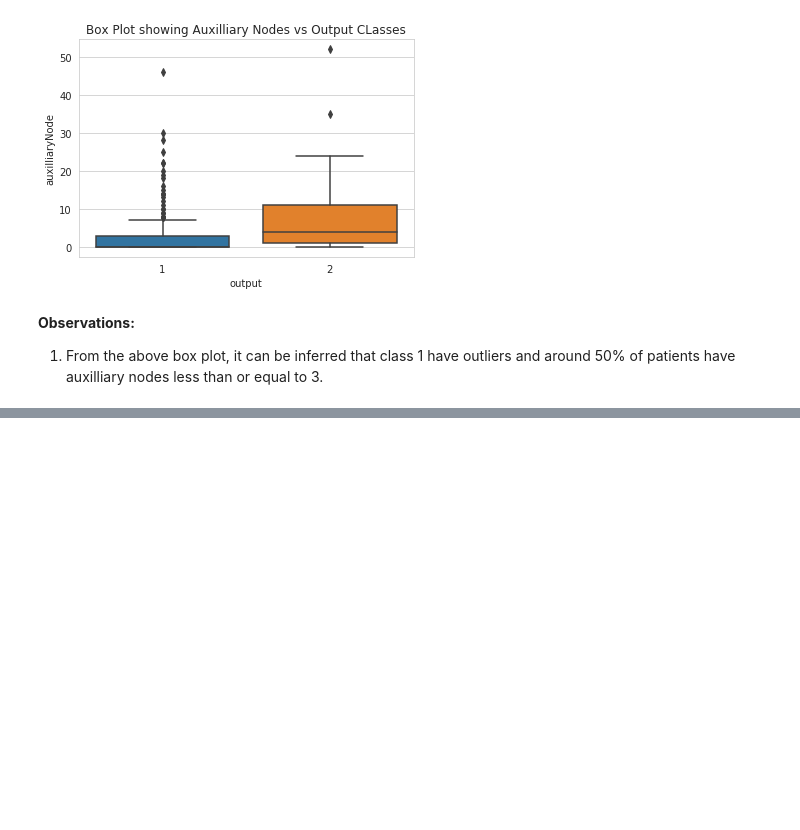
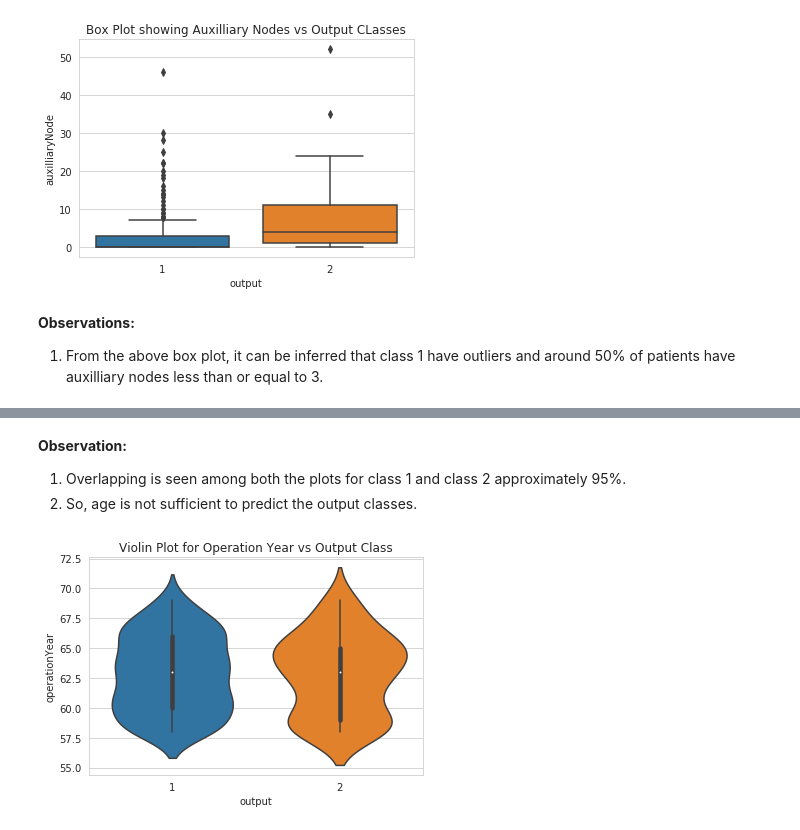
Before and after one commit to ashishsth7586/arduino, a Jupyter notebook: Module 2: Data Science Exploratory Data Analysis and Visualization/Assignment/EDA on Haberman's Survival Data set.ipynb, the cells around one changed output, grey strips where cells are left out. Cells and saved outputs as stored; diff of their text form; code cells hidden in the pictures; blank space fills up the shorter version.

```diff
--- a/Module 2: Data Science Exploratory Data Analysis and Visualization/Assignment/EDA on Haberman's Survival Data set.ipynb
+++ b/Module 2: Data Science Exploratory Data Analysis and Visualization/Assignment/EDA on Haberman's Survival Data set.ipynb
@@ -250,0 +261,12 @@ __Observations:__
+# %% [markdown]
+__Observation:__
+1. Overlapping is seen among both the plots for class 1 and class 2 approximately 95%.
+2. So, age is not sufficient to predict the output classes.
+# %%
+# Violin plot for operation year vs output class
+sns.set_style("whitegrid")
+sns.violinplot(x="output", y="operationYear", data=haberman)
+plt.title("Violin Plot for Operation Year vs Output Class")
+plt.show()
+# %% [output]
+[figure, added]
```
Also changed, not shown: parts of 5 cells of this notebook.
